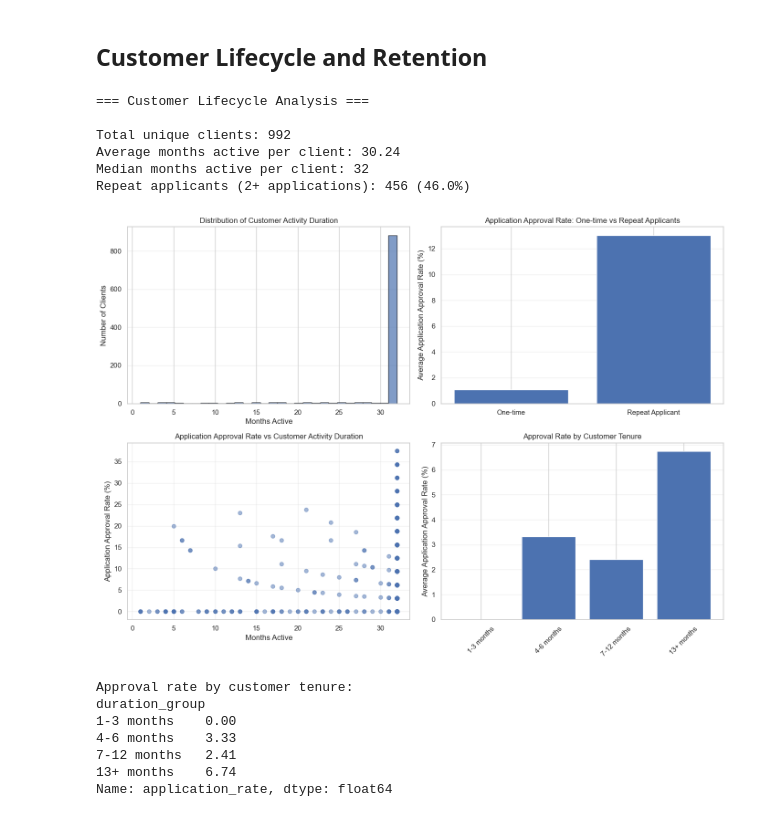
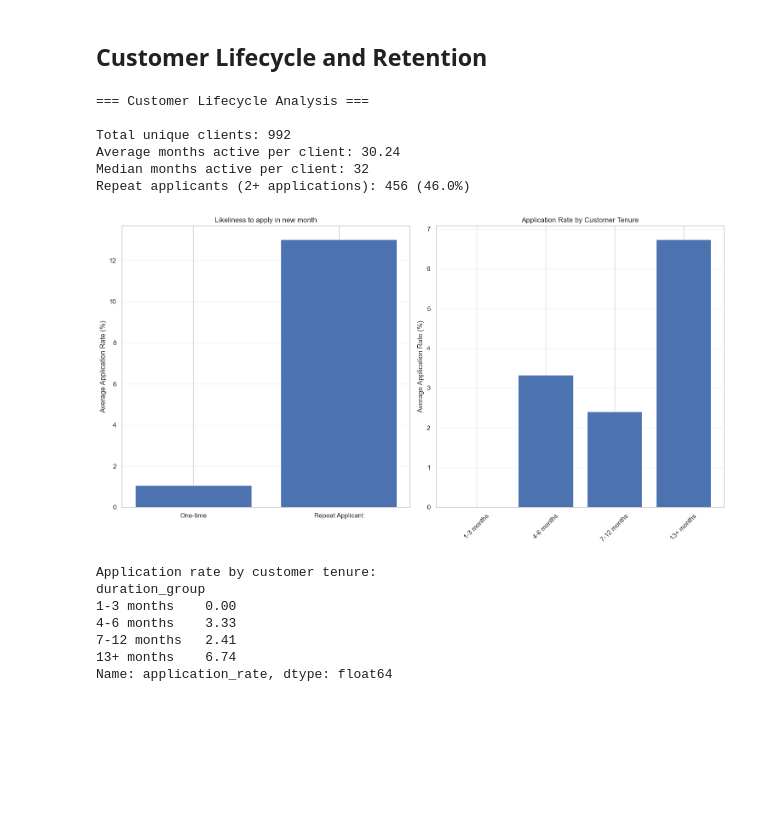
Before and after one commit to samanthavis/Credit_prediction_case, a Jupyter notebook: eda_credit_applications.ipynb, the cells around one changed output. Drawn from its saved outputs; the diff is of its cells as text; code cells hidden in the pictures; blank space fills up the shorter version.

```diff
--- a/eda_credit_applications.ipynb
+++ b/eda_credit_applications.ipynb
@@ -794,64 +745,50 @@ client_lifecycle['activity_duration'] = client_lifecycle['month_count'].astype(i
 client_lifecycle['repeat_applicant'] = (client_lifecycle['total_applications'] > 1).astype(int)
 
 print(f"Total unique clients: {len(client_lifecycle)}")
 print(f"Average months active per client: {client_lifecycle['activity_duration'].mean():.2f}")
 print(f"Median months active per client: {client_lifecycle['activity_duration'].median():.0f}")
 print(f"Repeat applicants (2+ applications): {client_lifecycle['repeat_applicant'].sum()} ({client_lifecycle['repeat_applicant'].mean():.1%})")
 
 # Segment by lifecycle characteristics.
-fig, axes = plt.subplots(2, 2, figsize=(14, 10))
-
-# Distribution of activity duration.
-axes[0, 0].hist(client_lifecycle['activity_duration'], bins=30, edgecolor='black', alpha=0.7)
-axes[0, 0].set_xlabel('Months Active')
-axes[0, 0].set_ylabel('Number of Clients')
-axes[0, 0].set_title('Distribution of Customer Activity Duration')
-axes[0, 0].grid(True, alpha=0.3, axis='y')
+fig, axes = plt.subplots(1, 2,figsize=(15, 8))
 
 # Repeat applicants vs one-time applicants.
 repeat_summary = client_lifecycle.groupby('repeat_applicant').agg({
     'client_nr': 'count',
     'application_rate': 'mean'
 })
 repeat_summary.index = ['One-time', 'Repeat Applicant']
-axes[0, 1].bar(repeat_summary.index, repeat_summary['application_rate'] * 100)
-axes[0, 1].set_ylabel('Average Application Approval Rate (%)')
-axes[0, 1].set_title('Application Approval Rate: One-time vs Repeat Applicants')
-axes[0, 1].grid(True, alpha=0.3, axis='y')
+axes[0].bar(repeat_summary.index, repeat_summary['application_rate'] * 100)
+axes[0].set_ylabel('Average Application Rate (%)')
+axes[0].set_title('Likeliness to apply in new month')
+axes[0].grid(True, alpha=0.3, axis='y')
 
-# Scatter: Activity duration vs approval rate.
-axes[1, 0].scatter(client_lifecycle['activity_duration'], client_lifecycle['application_rate'] * 100, alpha=0.5)
-axes[1, 0].set_xlabel('Months Active')
-axes[1, 0].set_ylabel('Application Approval Rate (%)')
-axes[1, 0].set_title('Application Approval Rate vs Customer Activity Duration')
-axes[1, 0].grid(True, alpha=0.3)
-
-# Approval rate by activity duration groups.
+# Aplication rate by activity duration groups.
 client_lifecycle['duration_group'] = pd.cut(client_lifecycle['activity_duration'],
                                              bins=[0, 3, 6, 12, float('inf')],
                                              labels=['1-3 months', '4-6 months', '7-12 months', '13+ months'])
-duration_approval = client_lifecycle.groupby('duration_group')['application_rate'].mean() * 100
-axes[1, 1].bar(range(len(duration_approval)), duration_approval.values)
-axes[1, 1].set_xticks(range(len(duration_approval)))
-axes[1, 1].set_xticklabels(duration_approval.index, rotation=45)
-axes[1, 1].set_ylabel('Average Application Approval Rate (%)')
-axes[1, 1].set_title('Approval Rate by Customer Tenure')
-axes[1, 1].grid(True, alpha=0.3, axis='y')
+duration_application = client_lifecycle.groupby('duration_group')['application_rate'].mean() * 100
+axes[1].bar(range(len(duration_application)), duration_application.values)
+axes[1].set_xticks(range(len(duration_application)))
+axes[1].set_xticklabels(duration_application.index, rotation=45)
+axes[1].set_ylabel('Average Application Rate (%)')
+axes[1].set_title('Application Rate by Customer Tenure')
+axes[1].grid(True, alpha=0.3, axis='y')
 
 plt.tight_layout()
 plt.show()
 
-print("\nApproval rate by customer tenure:")
-print(duration_approval)
+print("\nApplication rate by customer tenure:")
+print(duration_application)
 # %% [output]
 === Customer Lifecycle Analysis ===
 
 Total unique clients: 992
 Average months active per client: 30.24
 Median months active per client: 32
 Repeat applicants (2+ applications): 456 (46.0%)
-[figure, old version]
+[figure, new version]
-Approval rate by customer tenure:
+Application rate by customer tenure:
 duration_group
 1-3 months    0.00
 4-6 months    3.33
```
Also changed, not shown: parts of 6 cells of this notebook, 3 other files.
